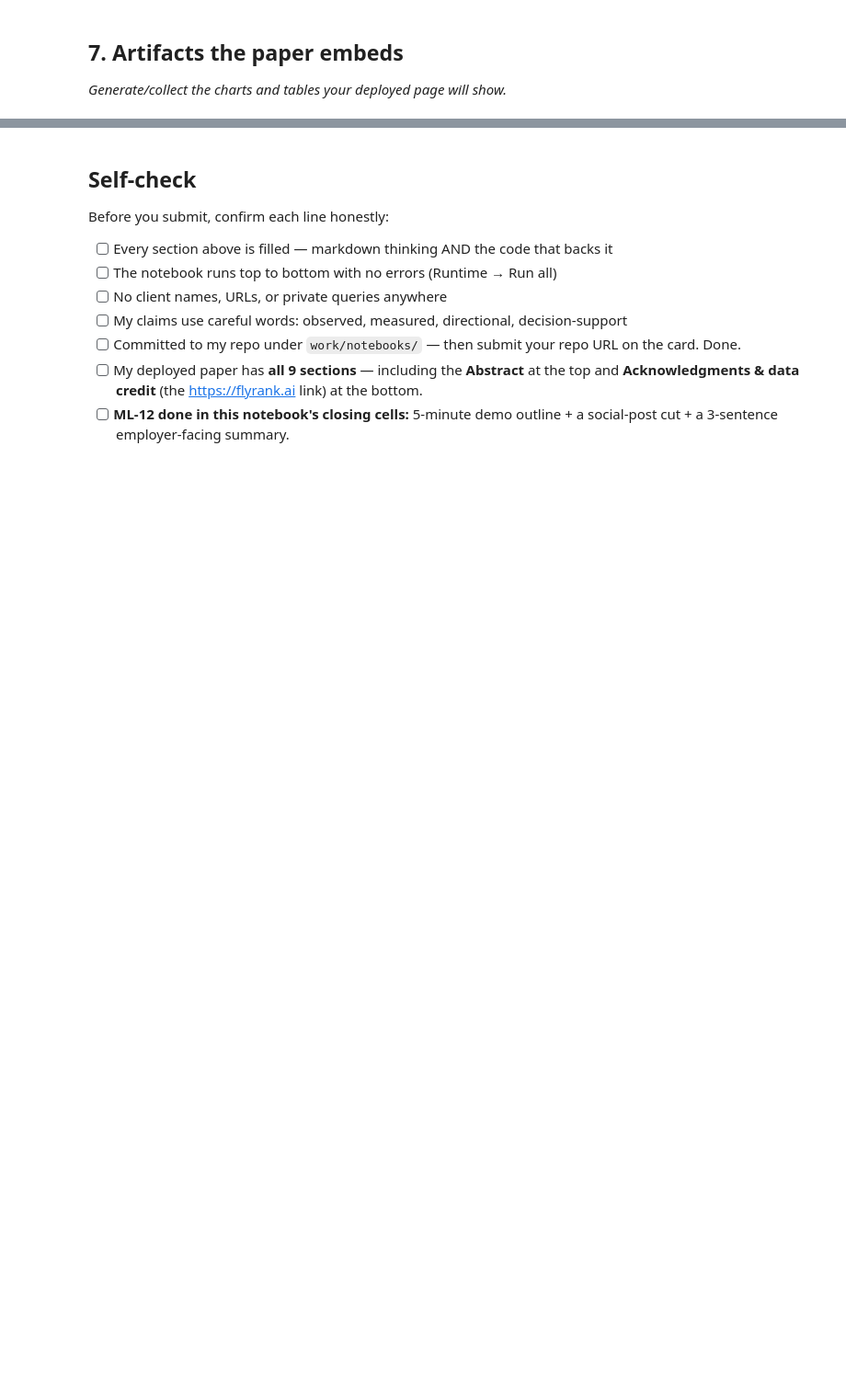
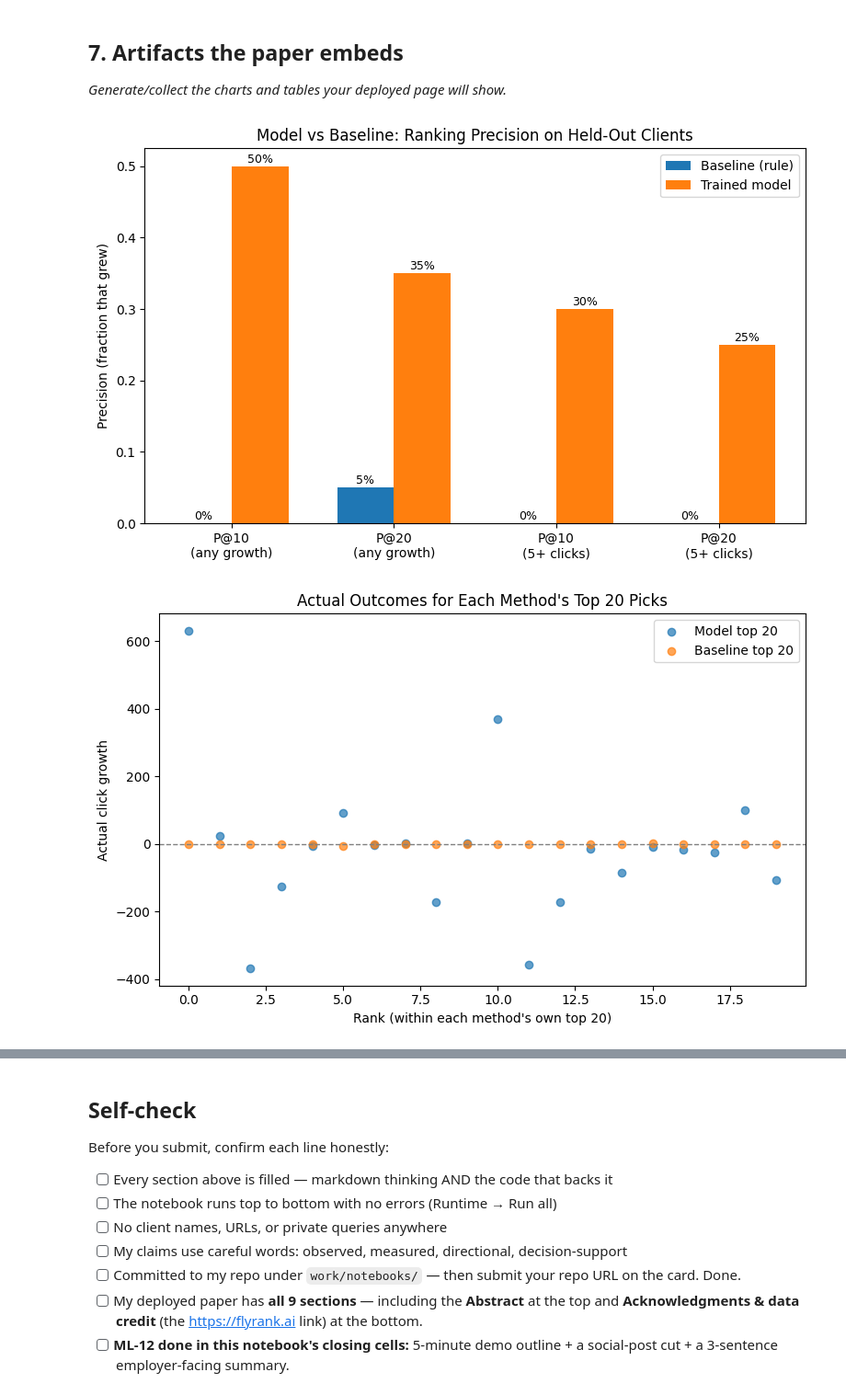
Before and after one commit to Tenuka-R/FlyRank-starter, a Jupyter notebook: work/notebooks/capstone.ipynb, the cells around one changed output, grey strips where cells are left out. Shown at 92% size. Drawn from its saved outputs; the diff is of its cells as text; code cells hidden in the pictures; blank space fills up the shorter version.

```diff
--- a/work/notebooks/capstone.ipynb
+++ b/work/notebooks/capstone.ipynb
@@ -226,3 +233,60 @@ This work does not claim that refresing a page in the ranking will cause it's cl
 ## 7. Artifacts the paper embeds
 
 *Generate/collect the charts and tables your deployed page will show.*
+# %%
+import matplotlib.pyplot as plt
+
+metrics = ["P@10\n(any growth)", "P@20\n(any growth)", "P@10\n(5+ clicks)", "P@20\n(5+ clicks)"]
+baseline_vals = [0.0, 0.05, 0.0, 0.0]
+model_vals = [0.5, 0.35, 0.3, 0.25]
+
+x = range(len(metrics))
+width = 0.35
+
+# --- Chart 1: precision comparison, with labels ---
+fig, ax = plt.subplots(figsize=(8,5))
+bars1 = ax.bar([i - width/2 for i in x], baseline_vals, width, label="Baseline (rule)")
+bars2 = ax.bar([i + width/2 for i in x], model_vals, width, label="Trained model")
+ax.set_xticks(list(x))
+ax.set_xticklabels(metrics)
+ax.set_ylabel("Precision (fraction that grew)")
+ax.set_title("Model vs Baseline: Ranking Precision on Held-Out Clients")
+ax.legend()
+
+for bar in list(bars1) + list(bars2):
+    height = bar.get_height()
+    ax.annotate(f'{height:.0%}', xy=(bar.get_x() + bar.get_width()/2, height),
+                xytext=(0, 3), textcoords="offset points", ha='center', fontsize=9)
+
+plt.tight_layout()
+plt.savefig("precision_comparison.png", dpi=150)
+plt.show()
+
+# --- Chart 2: top-20 outcomes scatter, model vs baseline ---
+top20_model = val_df.sort_values("predicted_growth", ascending=False).head(20)
+top20_baseline = val_df.sort_values("baseline_score", ascending=False).head(20)
+
+fig, ax = plt.subplots(figsize=(8,5))
+ax.scatter(range(20), top20_model["click_growth"].values, label="Model top 20", alpha=0.7)
+ax.scatter(range(20), top20_baseline["click_growth"].values, label="Baseline top 20", alpha=0.7)
+ax.axhline(0, color="gray", linestyle="--", linewidth=1)
+ax.set_xlabel("Rank (within each method's own top 20)")
+ax.set_ylabel("Actual click growth")
+ax.set_title("Actual Outcomes for Each Method's Top 20 Picks")
+ax.legend()
+plt.tight_layout()
+plt.savefig("top20_outcomes.png", dpi=150)
+plt.show()
+
+# --- Chart 3: click growth distribution ---
+fig, ax = plt.subplots(figsize=(8,5))
+val_df["click_growth"].clip(-50, 50).hist(bins=50, ax=ax)
+ax.set_xlabel("Click growth (clipped to ±50 for readability)")
+ax.set_ylabel("Number of pages")
+ax.set_title("Distribution of Observed Click Growth (Validation Set)")
+plt.tight_layout()
+plt.savefig("growth_distribution.png", dpi=150)
+plt.show()
+# %% [output]
+[figure, added]
+[figure, added]
```
Also changed, not shown: parts of 2 cells of this notebook.
